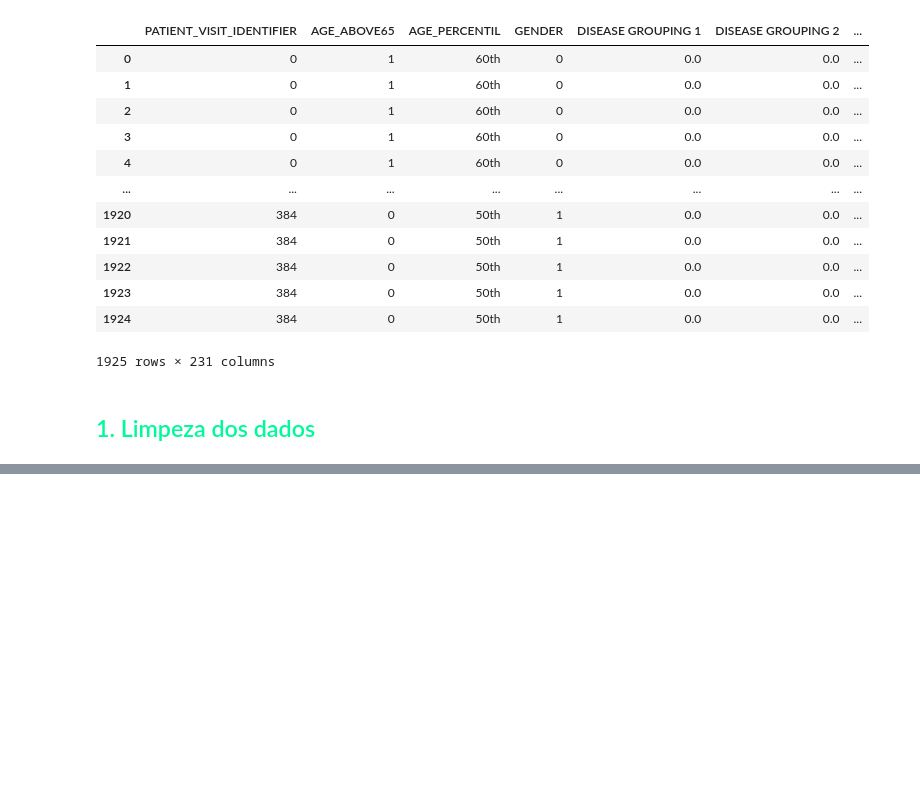
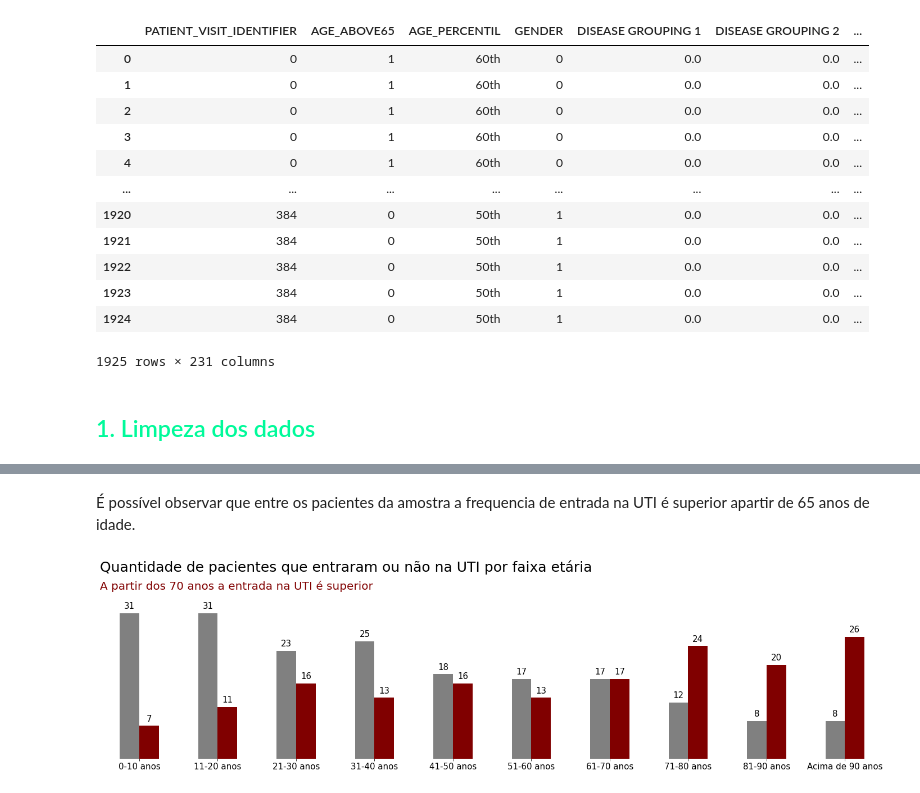
Before and after one commit to FranciscoFoz/Projeto_Final_Bootcamp_Data_Science_Alura, a Jupyter notebook: Notebooks/Projeto_final_Previsao_Admissao_UTI.ipynb, the cells around one changed output, grey strips where cells are left out. Saved outputs shown, nothing was run; the diff lists cells and outputs as text; code cells hidden in the pictures; blank space fills up the shorter version.

```diff
--- a/Notebooks/Projeto_final_Previsao_Admissao_UTI.ipynb
+++ b/Notebooks/Projeto_final_Previsao_Admissao_UTI.ipynb
@@ -290,0 +277,6 @@ dados
+# %% [markdown]
+É possível observar que entre os pacientes da amostra a frequencia de entrada na UTI é superior apartir de 65 anos de idade.
+# %%
+faixa_etaria_entrada_UTI()
+# %% [output]
+[figure, added]
```
Also changed, not shown: parts of 94 cells of this notebook.
